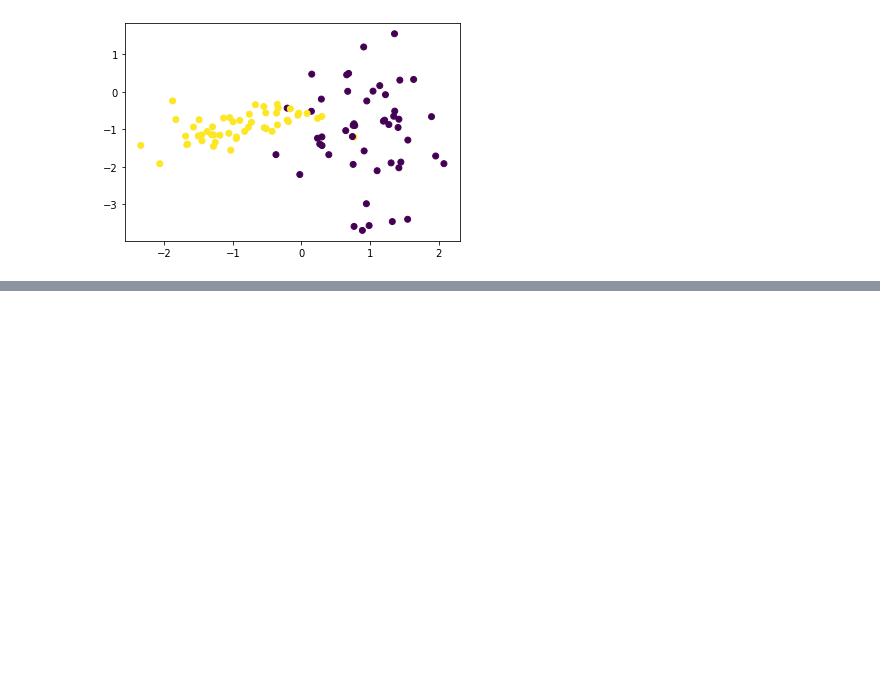
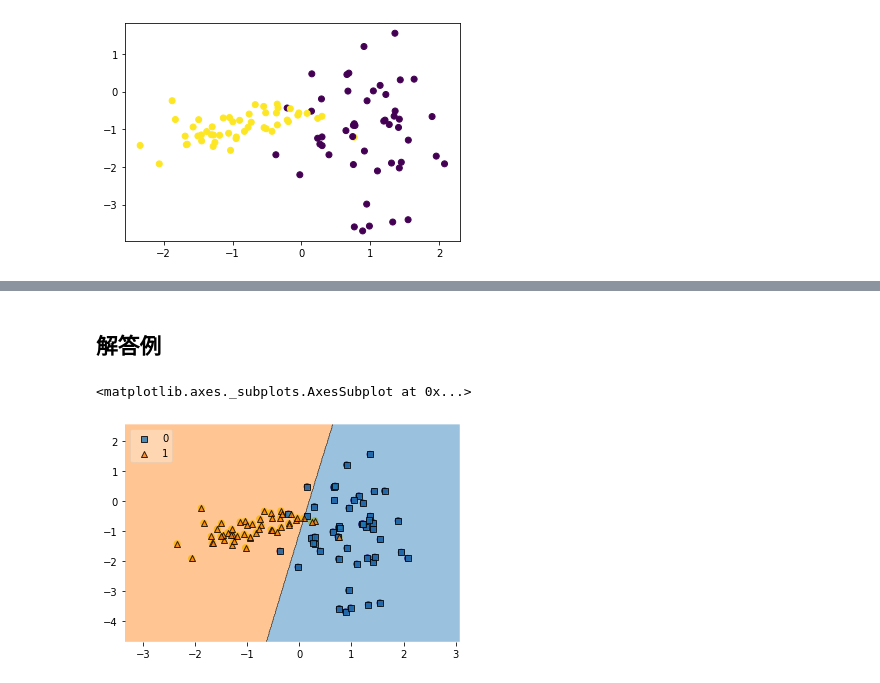
Before and after one commit to MasahiroAraki/SpeechRecognition, a Jupyter notebook: Python/chap07.ipynb, the cells around one changed output, grey strips where cells are left out. Cells and saved outputs as stored; diff of their text form; code cells hidden in the pictures; blank space fills up the shorter version.

```diff
--- a/Python/chap07.ipynb
+++ b/Python/chap07.ipynb
@@ -31,0 +63,18 @@ plot_decision_regions(X=X, y=y, clf=clf, legend=2)
+# %% [markdown]
+## 解答例
+# %%
+import numpy as np
+import matplotlib.pyplot as plt
+from sklearn.datasets import make_classification
+from sklearn.neural_network import MLPClassifier
+from mlxtend.plotting import plot_decision_regions
+
+X, y = make_classification(n_features=2, n_redundant=0, n_clusters_per_class=1, random_state=23)
+plt.scatter(X[:, 0], X[:, 1], marker='o', c=y)
+
+clf3 = MLPClassifier(hidden_layer_sizes=(4,), activation='logistic', learning_rate_init=0.001, max_iter=1000)
+clf3.fit(X,y)
+plot_decision_regions(X=X, y=y, clf=clf3, legend=2)
+# %% [output]
+<matplotlib.axes._subplots.AxesSubplot at 0x...>
+[figure, added]
```
Also changed, not shown: parts of 11 cells of this notebook, 3 other files.
